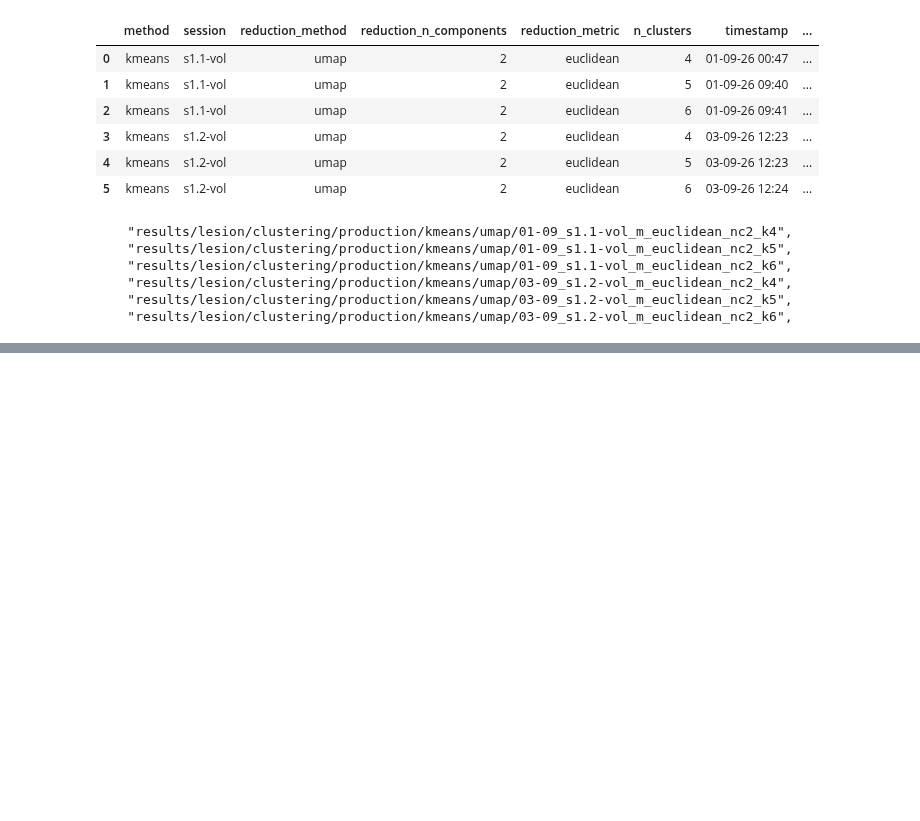
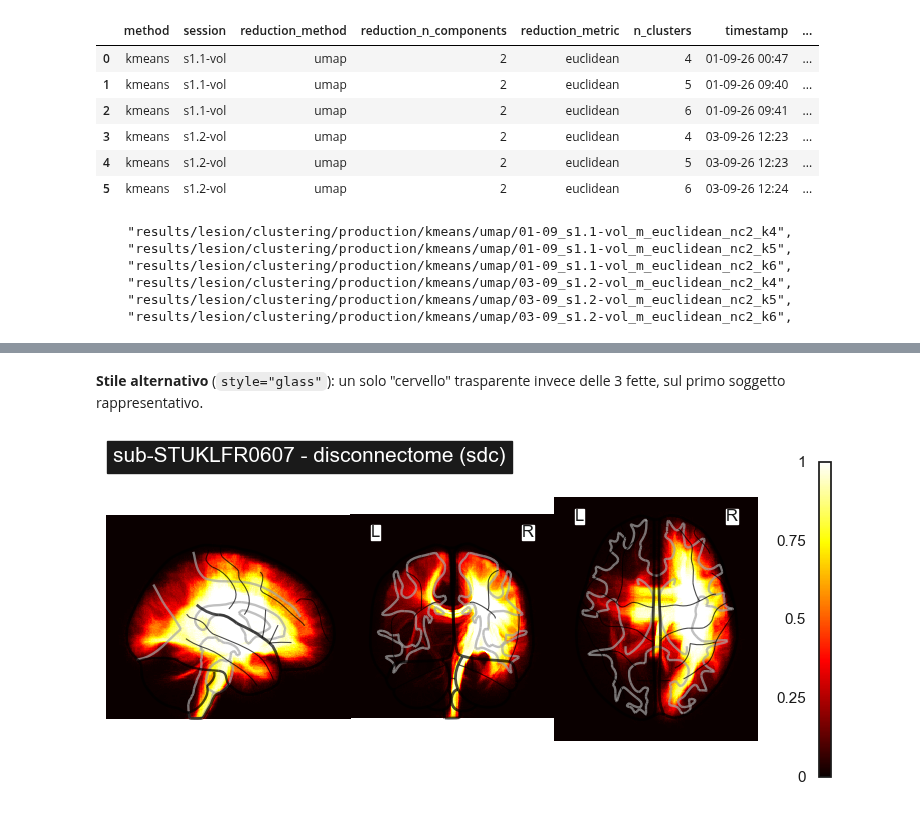
Before and after one commit to EmmaTosato/NEMESIS_fs, a Jupyter notebook: notebooks/post-results_analysis/clustering_evaluation.ipynb, the cells around one changed output, grey strips where cells are left out. Saved outputs shown, nothing was run; the diff lists cells and outputs as text; code cells hidden in the pictures; blank space fills up the shorter version.

```diff
--- a/notebooks/post-results_analysis/clustering_evaluation.ipynb
+++ b/notebooks/post-results_analysis/clustering_evaluation.ipynb
@@ -599,25 +463,0 @@ Selezione d'esempio qui sotto per confrontare le run che ci servono, copiando i
-# %%
-# nome leggibile -> colonna 'output' di list_production_runs("lesion") (path relativo alla repo root)
-SELECTED_RUNS = {
-    "kmeans_k5": "results/lesion/clustering/production/kmeans/umap/03-09_s1.2-vol_m_euclidean_nc2_k5",
-    "agglomerative_k5": "results/lesion/clustering/production/agglomerative/umap/03-09_s1.2-vol_m_euclidean_nc2_k5_link_average",
-    "spectral_k5": "results/lesion/clustering/production/spectral/umap/03-09_s1.2-vol_m_euclidean_nc2_k5_aff_rbf",
-    "gmm_k5": "results/lesion/clustering/production/gmm/umap/03-09_s1.2-vol_m_euclidean_nc2_n_comp5_cov_full",
-}
-
-runs = {}
-for name, output_dir in SELECTED_RUNS.items():
-    input_dir = NOTEBOOK_REPO_ROOT / output_dir
-    run_X, run_metadata, _extra_arrays = load_matrix(input_dir)
-    method = input_dir.parent.parent.name  # production/<metodo>/<reduction_method>/<run_name>/
-    runs[name] = {
-        "input_dir": input_dir,
-        "method": method,
-        "X": run_X,
-        "metadata": run_metadata,
-        "labels": run_metadata["cluster_label"].to_numpy(),
-        "params": read_run_params(input_dir),
-    }
-
-for name, run in runs.items():
-    print(f"{name} ({run['method']}): {run['X'].shape[0]} soggetti, {len(np.unique(run['labels']))} cluster, params={run['params']}")
@@ -1469,0 +793,7 @@ plot_representative_map(example_run, example_subject, example_dataset, style="gl
+# %% [markdown]
+**Stile alternativo** (`style="glass"`): un solo "cervello" trasparente invece delle 3 fette, sul primo soggetto rappresentativo.
+# %%
+first_subject = nearest.iloc[0]["subject_id"]
+plot_representative_map(example_run, first_subject, dataset_by_subject.loc[first_subject], style="glass")
+# %% [output]
+[figure, added]
```
Also changed, not shown: parts of 121 cells of this notebook, 10 other files.
